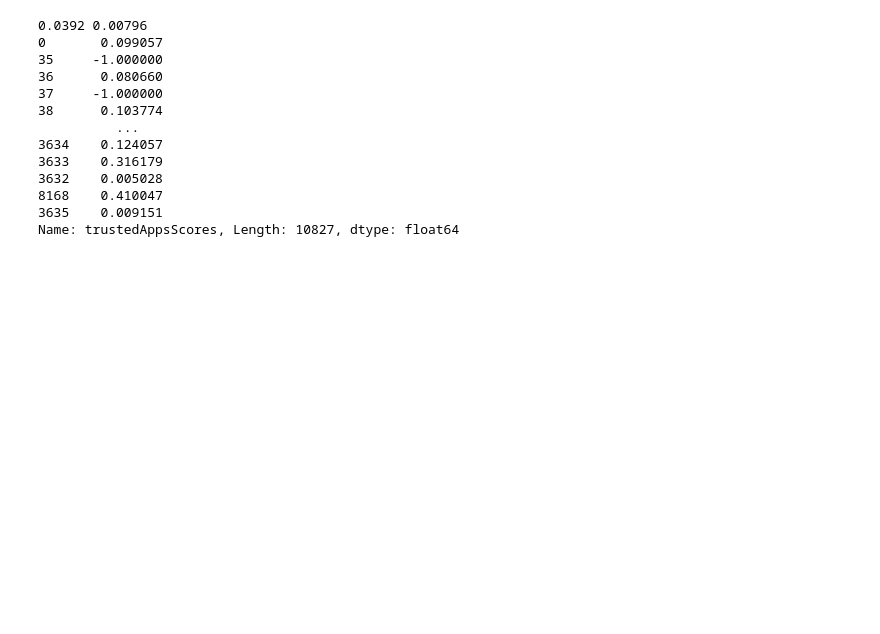
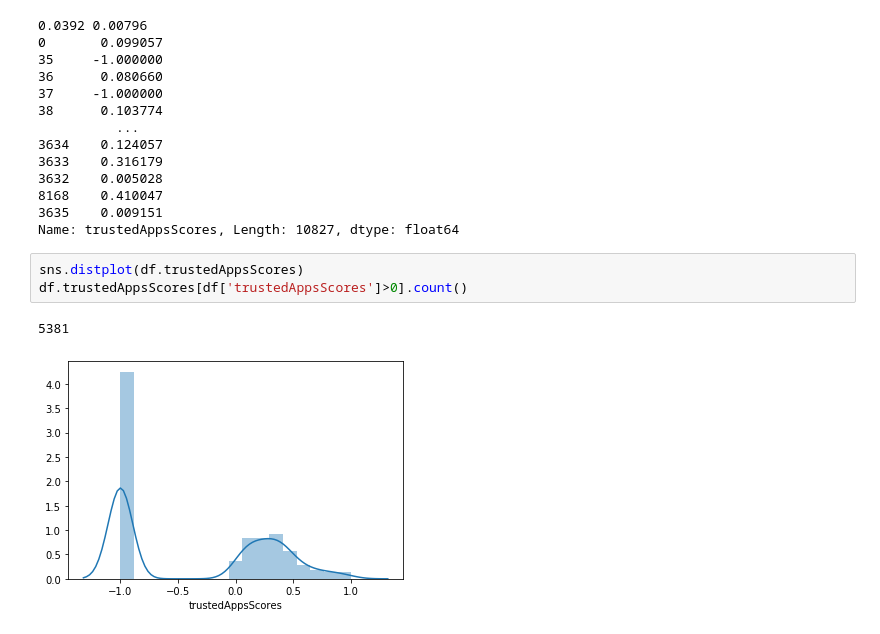
Before and after one commit to taherlokhandwala/IDSProject, a Jupyter notebook: IDSProject.ipynb, the cells around one changed output. Drawn from its saved outputs; the diff is of its cells as text; blank space fills up the shorter version.

Commit message:
Added Visulation for Trusted Apps

```diff
--- a/IDSProject.ipynb
+++ b/IDSProject.ipynb
@@ -403,3 +403,9 @@ print(df['trustedAppsScores'])
 8168    0.410047
 3635    0.009151
 Name: trustedAppsScores, Length: 10827, dtype: float64
+# %%
+sns.distplot(df.trustedAppsScores)
+df.trustedAppsScores[df['trustedAppsScores']>0].count()
+# %% [output]
+5381
+[figure, added]
```
Also changed, not shown: parts of 4 cells of this notebook.
